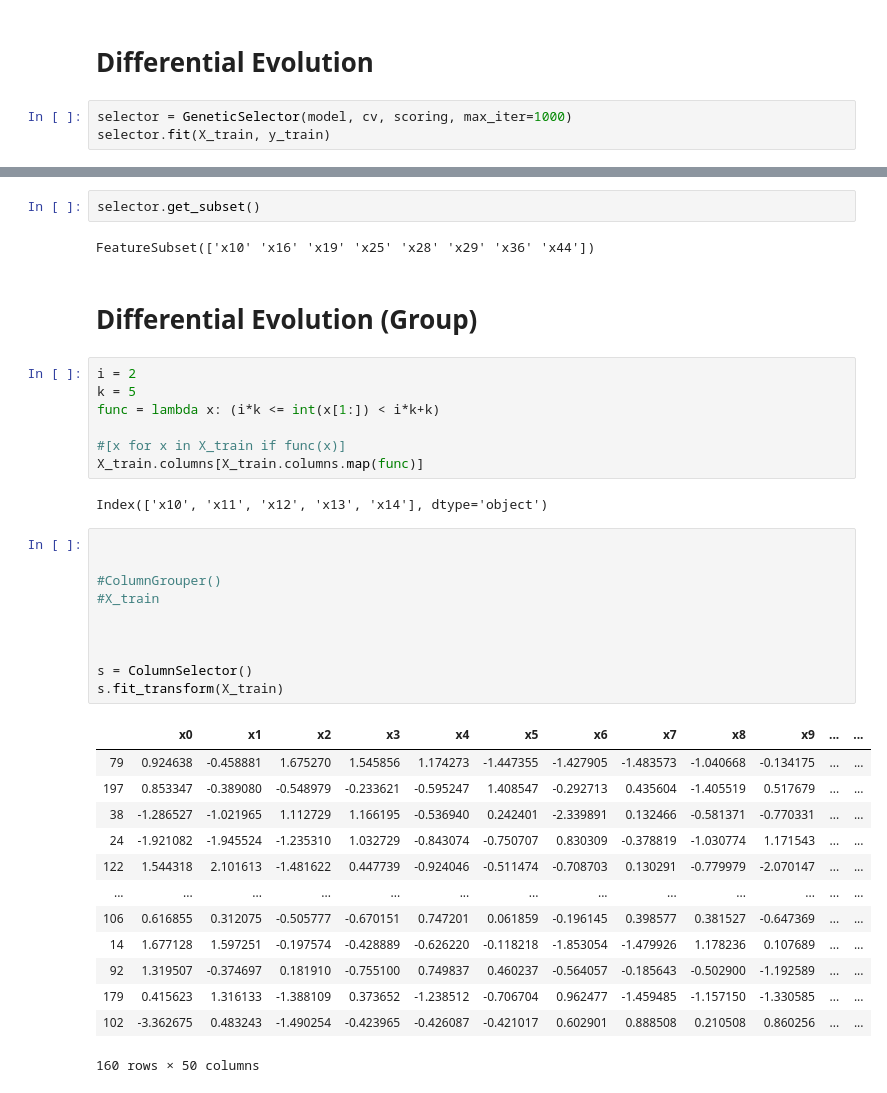
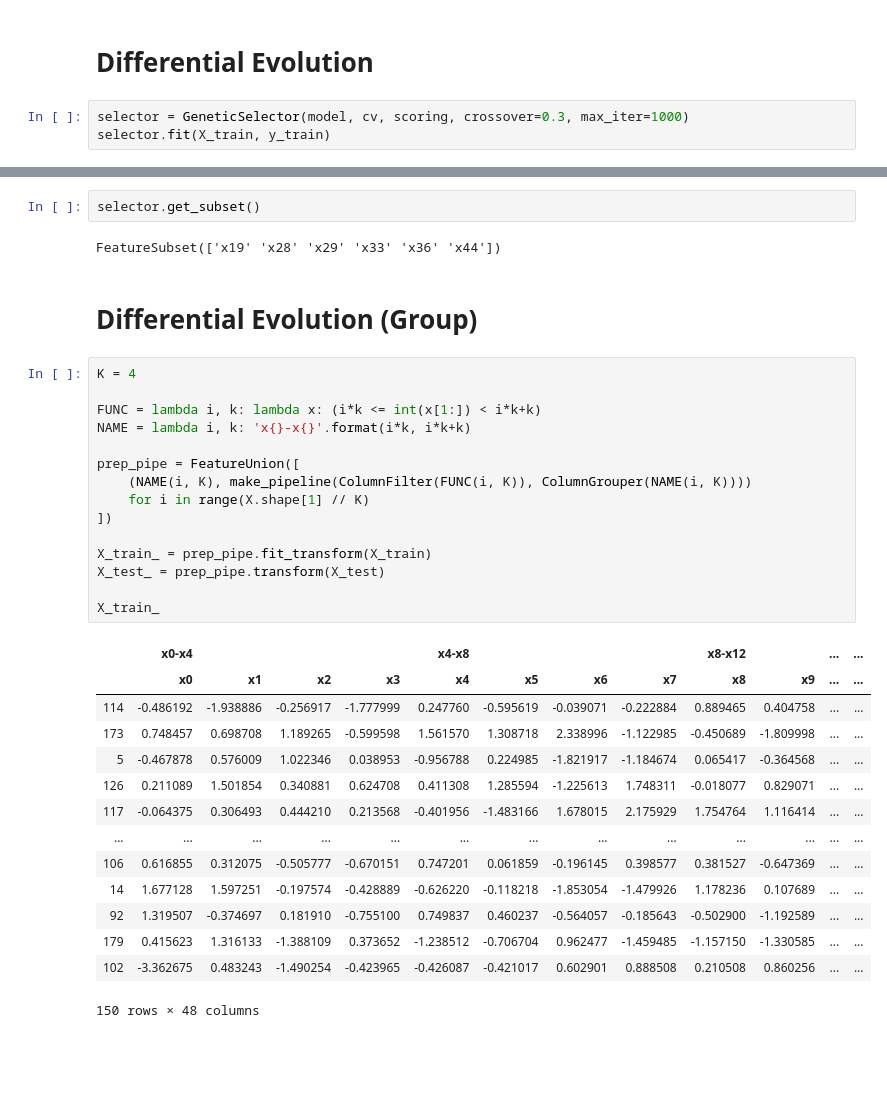
Before and after one commit to SimulatorML/Robusta, a Jupyter notebook: examples/selector-genetic.ipynb, the cells around one changed output, grey strips where cells are left out. Cells and saved outputs as stored; diff of their text form; blank space fills up the shorter version.

Commit message:
[test] DE selector

```diff
--- a/examples/selector-genetic.ipynb
+++ b/examples/selector-genetic.ipynb
@@ -72,6 +75,6 @@ get_score(y_test, y_pred)
 # %% [markdown]
 # Differential Evolution
 # %%
-selector = GeneticSelector(model, cv, scoring, max_iter=1000)
+selector = GeneticSelector(model, cv, scoring, crossover=0.3, max_iter=1000)
 selector.fit(X_train, y_train)
 # %% [output]
@@ -144,40 +140,37 @@ get_score(y_test, y_pred)
 # %%
 selector.get_subset()
 # %% [output]
-FeatureSubset(['x10' 'x16' 'x19' 'x25' 'x28' 'x29' 'x36' 'x44'])
+FeatureSubset(['x19' 'x28' 'x29' 'x33' 'x36' 'x44'])
 # %% [markdown]
 # Differential Evolution (Group)
-# %%
-i = 2
-k = 5
-func = lambda x: (i*k <= int(x[1:]) < i*k+k)
-
-#[x for x in X_train if func(x)]
-X_train.columns[X_train.columns.map(func)]
-# %% [output]
-Index(['x10', 'x11', 'x12', 'x13', 'x14'], dtype='object')
-# %%
-
-
-#ColumnGrouper()
-#X_train
-
-
-
-s = ColumnSelector()
-s.fit_transform(X_train)
-# %% [output]
-|  | x0 | x1 | x2 | x3 | x4 | x5 | x6 | x7 | x8 | x9 | ... | ... |
-| 79 | 0.924638 | -0.458881 | 1.675270 | 1.545856 | 1.174273 | -1.447355 | -1.427905 | -1.483573 | -1.040668 | -0.134175 | ... | ... |
-| 197 | 0.853347 | -0.389080 | -0.548979 | -0.233621 | -0.595247 | 1.408547 | -0.292713 | 0.435604 | -1.405519 | 0.517679 | ... | ... |
-| 38 | -1.286527 | -1.021965 | 1.112729 | 1.166195 | -0.536940 | 0.242401 | -2.339891 | 0.132466 | -0.581371 | -0.770331 | ... | ... |
-| 24 | -1.921082 | -1.945524 | -1.235310 | 1.032729 | -0.843074 | -0.750707 | 0.830309 | -0.378819 | -1.030774 | 1.171543 | ... | ... |
-| 122 | 1.544318 | 2.101613 | -1.481622 | 0.447739 | -0.924046 | -0.511474 | -0.708703 | 0.130291 | -0.779979 | -2.070147 | ... | ... |
-| ... | ... | ... | ... | ... | ... | ... | ... | ... | ... | ... | ... | ... |
-| 106 | 0.616855 | 0.312075 | -0.505777 | -0.670151 | 0.747201 | 0.061859 | -0.196145 | 0.398577 | 0.381527 | -0.647369 | ... | ... |
-| 14 | 1.677128 | 1.597251 | -0.197574 | -0.428889 | -0.626220 | -0.118218 | -1.853054 | -1.479926 | 1.178236 | 0.107689 | ... | ... |
-| 92 | 1.319507 | -0.374697 | 0.181910 | -0.755100 | 0.749837 | 0.460237 | -0.564057 | -0.185643 | -0.502900 | -1.192589 | ... | ... |
-| 179 | 0.415623 | 1.316133 | -1.388109 | 0.373652 | -1.238512 | -0.706704 | 0.962477 | -1.459485 | -1.157150 | -1.330585 | ... | ... |
-| 102 | -3.362675 | 0.483243 | -1.490254 | -0.423965 | -0.426087 | -0.421017 | 0.602901 | 0.888508 | 0.210508 | 0.860256 | ... | ... |
-160 rows × 50 columns
+# %%
+K = 4
+
+FUNC = lambda i, k: lambda x: (i*k <= int(x[1:]) < i*k+k)
+NAME = lambda i, k: 'x{}-x{}'.format(i*k, i*k+k)
+
+prep_pipe = FeatureUnion([
+    (NAME(i, K), make_pipeline(ColumnFilter(FUNC(i, K)), ColumnGrouper(NAME(i, K))))
+    for i in range(X.shape[1] // K)
+])
+
+X_train_ = prep_pipe.fit_transform(X_train)
+X_test_ = prep_pipe.transform(X_test)
+
+X_train_
+# %% [output]
+|  | x0-x4 |  |  |  | x4-x8 |  |  |  | x8-x12 |  | ... | ... |
+|  | x0 | x1 | x2 | x3 | x4 | x5 | x6 | x7 | x8 | x9 | ... | ... |
+| 114 | -0.486192 | -1.938886 | -0.256917 | -1.777999 | 0.247760 | -0.595619 | -0.039071 | -0.222884 | 0.889465 | 0.404758 | ... | ... |
+| 173 | 0.748457 | 0.698708 | 1.189265 | -0.599598 | 1.561570 | 1.308718 | 2.338996 | -1.122985 | -0.450689 | -1.809998 | ... | ... |
+| 5 | -0.467878 | 0.576009 | 1.022346 | 0.038953 | -0.956788 | 0.224985 | -1.821917 | -1.184674 | 0.065417 | -0.364568 | ... | ... |
+| 126 | 0.211089 | 1.501854 | 0.340881 | 0.624708 | 0.411308 | 1.285594 | -1.225613 | 1.748311 | -0.018077 | 0.829071 | ... | ... |
+| 117 | -0.064375 | 0.306493 | 0.444210 | 0.213568 | -0.401956 | -1.483166 | 1.678015 | 2.175929 | 1.754764 | 1.116414 | ... | ... |
+| ... | ... | ... | ... | ... | ... | ... | ... | ... | ... | ... | ... | ... |
+| 106 | 0.616855 | 0.312075 | -0.505777 | -0.670151 | 0.747201 | 0.061859 | -0.196145 | 0.398577 | 0.381527 | -0.647369 | ... | ... |
+| 14 | 1.677128 | 1.597251 | -0.197574 | -0.428889 | -0.626220 | -0.118218 | -1.853054 | -1.479926 | 1.178236 | 0.107689 | ... | ... |
+| 92 | 1.319507 | -0.374697 | 0.181910 | -0.755100 | 0.749837 | 0.460237 | -0.564057 | -0.185643 | -0.502900 | -1.192589 | ... | ... |
+| 179 | 0.415623 | 1.316133 | -1.388109 | 0.373652 | -1.238512 | -0.706704 | 0.962477 | -1.459485 | -1.157150 | -1.330585 | ... | ... |
+| 102 | -3.362675 | 0.483243 | -1.490254 | -0.423965 | -0.426087 | -0.421017 | 0.602901 | 0.888508 | 0.210508 | 0.860256 | ... | ... |
+150 rows × 48 columns
 # %%
```
Also changed, not shown: parts of 11 cells of this notebook.
